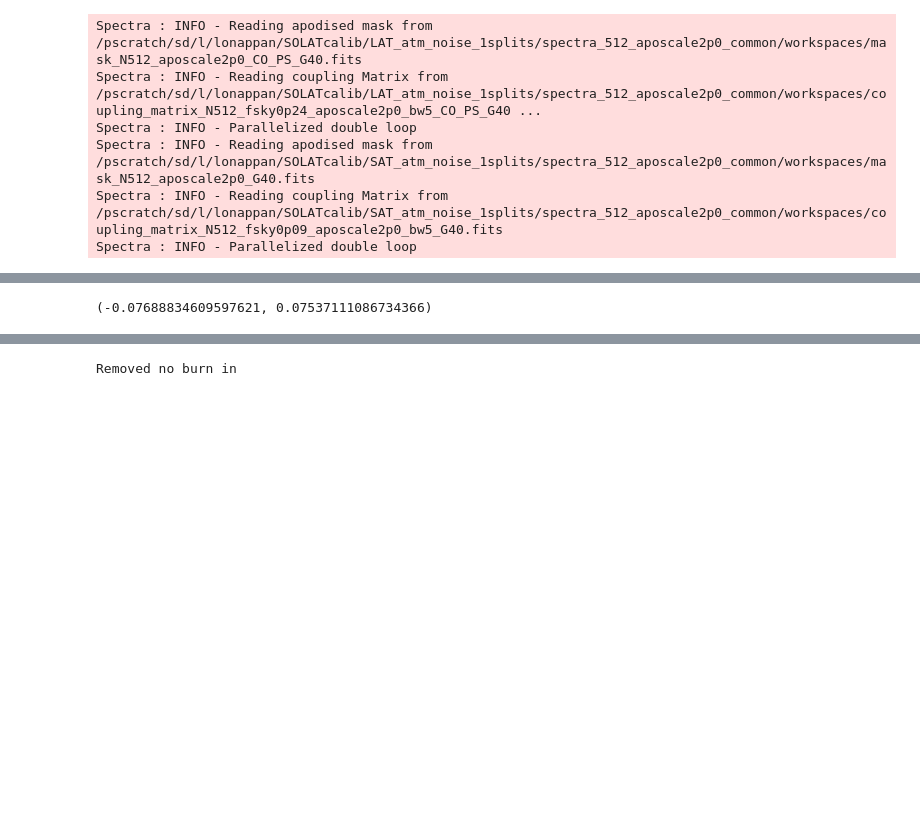
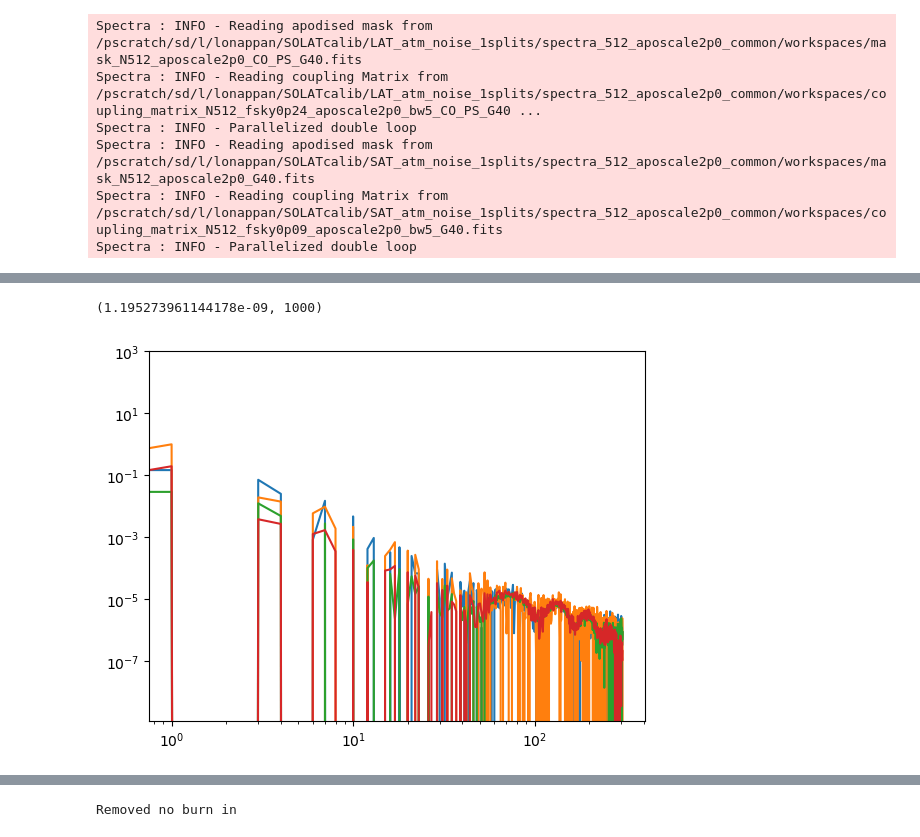
Before and after one commit to antolonappan/solat_cb, a Jupyter notebook: notebooks/calibration.ipynb, the cells around one changed output, grey strips where cells are left out. Saved outputs shown, nothing was run; the diff lists cells and outputs as text; code cells hidden in the pictures; blank space fills up the shorter version.

```diff
--- a/notebooks/calibration.ipynb
+++ b/notebooks/calibration.ipynb
@@ -58,23 +58,23 @@ Spectra : INFO - Reading apodised mask from /pscratch/sd/l/lonappan/SOLATcalib/S
 Spectra : INFO - Reading coupling Matrix from /pscratch/sd/l/lonappan/SOLATcalib/SAT_atm_noise_1splits/spectra_512_aposcale2p0_common/workspaces/coupling_matrix_N512_fsky0p09_aposcale2p0_bw5_G40.fits
 Spectra : INFO - Parallelized double loop
 # %%
-sat_bb_freq1 = satspectra.binInfo.bin_cell(hp.gauss_beam(np.radians(satspectra.lat.fwhm[2]/60),lmax))
-sat_bb_freq2 = satspectra.binInfo.bin_cell(hp.gauss_beam(np.radians(satspectra.lat.fwhm[3]/60),lmax))
+sat_bb_freq1 = satspectra.binInfo.bin_cell(hp.gauss_beam(np.radians(satspectra.lat.fwhm[4]/60),lmax)**2)
+sat_bb_freq2 = satspectra.binInfo.bin_cell(hp.gauss_beam(np.radians(satspectra.lat.fwhm[5]/60),lmax)**2)
 sat_freq1, sat_freq2 = [], []
 for i in range(50):
     sp = satspectra.obs_x_obs(i)
-    sat_freq1.append(sp[2,2,2][2:]/sat_bb_freq1**2)
-    sat_freq2.append(sp[3,3,2][2:]/sat_bb_freq2**2)
+    sat_freq1.append(sp[4,4,2][2:]/sat_bb_freq1)
+    sat_freq2.append(sp[5,5,2][2:]/sat_bb_freq2)
 sat_freq1 = np.array(sat_freq1)
 sat_freq2 = np.array(sat_freq2)
 # %%
-lat_bb_freq1 = latspectra.binInfo.bin_cell(hp.gauss_beam(np.radians(latspectra.lat.fwhm[2]/60),lmax)**2)
-lat_bb_freq2 = latspectra.binInfo.bin_cell(hp.gauss_beam(np.radians(latspectra.lat.fwhm[3]/60),lmax)**2)
+lat_bb_freq1 = latspectra.binInfo.bin_cell(hp.gauss_beam(np.radians(latspectra.lat.fwhm[4]/60),lmax)**2)
+lat_bb_freq2 = latspectra.binInfo.bin_cell(hp.gauss_beam(np.radians(latspectra.lat.fwhm[5]/60),lmax)**2)
 lat_freq1, lat_freq2 = [], []
 for i in range(50):
     sp = latspectra.obs_x_obs(i)
-    lat_freq1.append(sp[2,2,2][2:]/lat_bb_freq1)
-    lat_freq2.append(sp[3,3,2][2:]/lat_bb_freq2)
+    lat_freq1.append(sp[4,4,2][2:]/lat_bb_freq1)
+    lat_freq2.append(sp[5,5,2][2:]/lat_bb_freq2)
 lat_freq1 = np.array(lat_freq1)
 lat_freq2 = np.array(lat_freq2)
 # %%
@@ -85,0 +88,9 @@ CMB : INFO - Isotropic cosmic birefringence model selected
+# %%
+plt.loglog(sat_freq2.mean(axis=0))
+plt.loglog(lat_freq2.mean(axis=0))
+plt.loglog(sat_freq1.mean(axis=0))
+plt.loglog(lat_freq1.mean(axis=0))
+plt.ylim(None,1000)
+# %% [output]
+(1.195273961144178e-09, 1000)
+[figure, added]
@@ -122,4 +137,0 @@ flat_samples = sampler.get_chain(discard=100, thin=15, flat=True)
-# %%
-np.mean(flat_samples[:,1]),np.std(flat_samples[:,1])
-# %% [output]
-(-0.07688834609597621, 0.07537111086734366)
```
Also changed, not shown: parts of 16 cells of this notebook.
